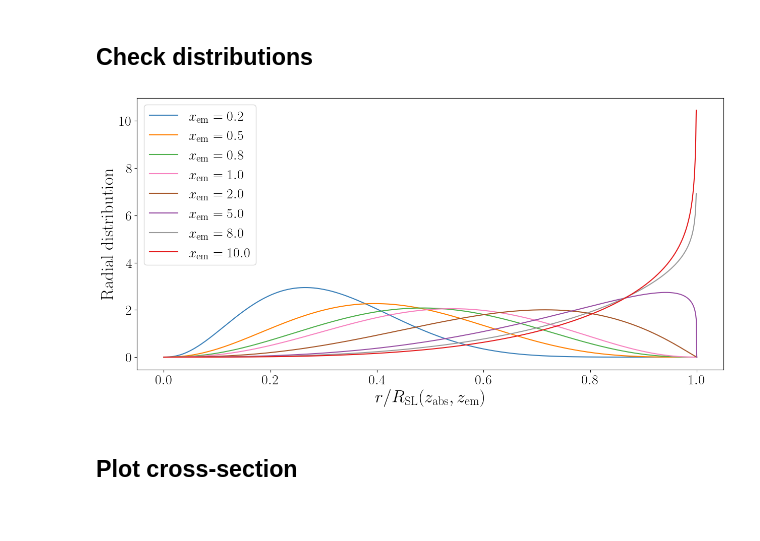
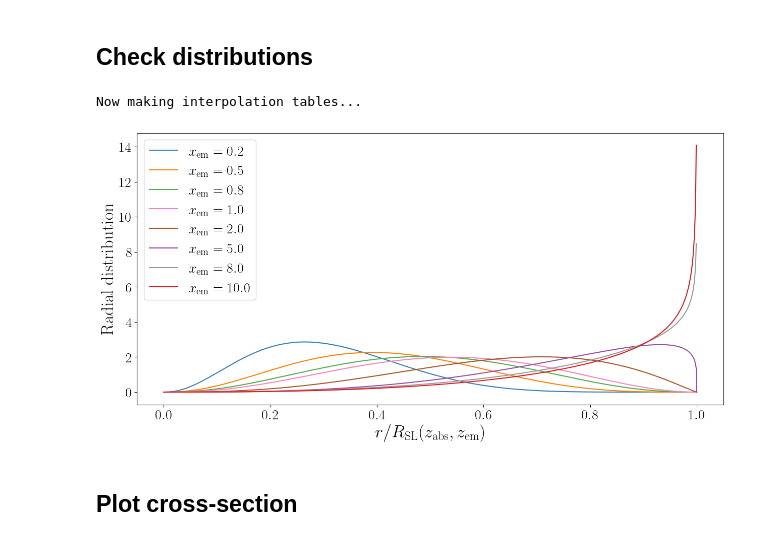
Before and after one commit to jordanflitter/SPaRTA, a Jupyter notebook: Tutorial.ipynb, the cells around one changed output. Saved outputs shown, nothing was run; the diff lists cells and outputs as text; code cells hidden in the pictures.

```diff
--- a/Tutorial.ipynb
+++ b/Tutorial.ipynb
@@ -101,16 +101,16 @@ ax[1].set_ylim([1e-4,0.3]);
 # %%
 all_photons_data = run_Lya_multiple_scattering(
     cosmo_params,
-    sim_params,
-    INCLUDE_VELOCITIES = False
+    sim_params
 )
 sim_data = sparta.SIM_DATA(all_photons_data)
 x_em_list = [0.2, 0.5, 0.8, 1., 2., 5., 8., 10.]
 fig, ax = plt.subplots(1, 1, figsize=(15,7))
 for ind, x_em in enumerate(x_em_list):
     fig, ax = sim_data.plot_fit(x_em=x_em, ax=ax, color = colors[ind], label="$x_\\mathrm{em}="+f"{x_em:.1f}$")
 # %% [output]
+Now making interpolation tables...
-[figure, old version]
+[figure, new version]
 # %% [markdown]
 ## Plot cross-section
 # %%
```
Also changed, not shown: parts of 4 cells of this notebook, 1 other file.
